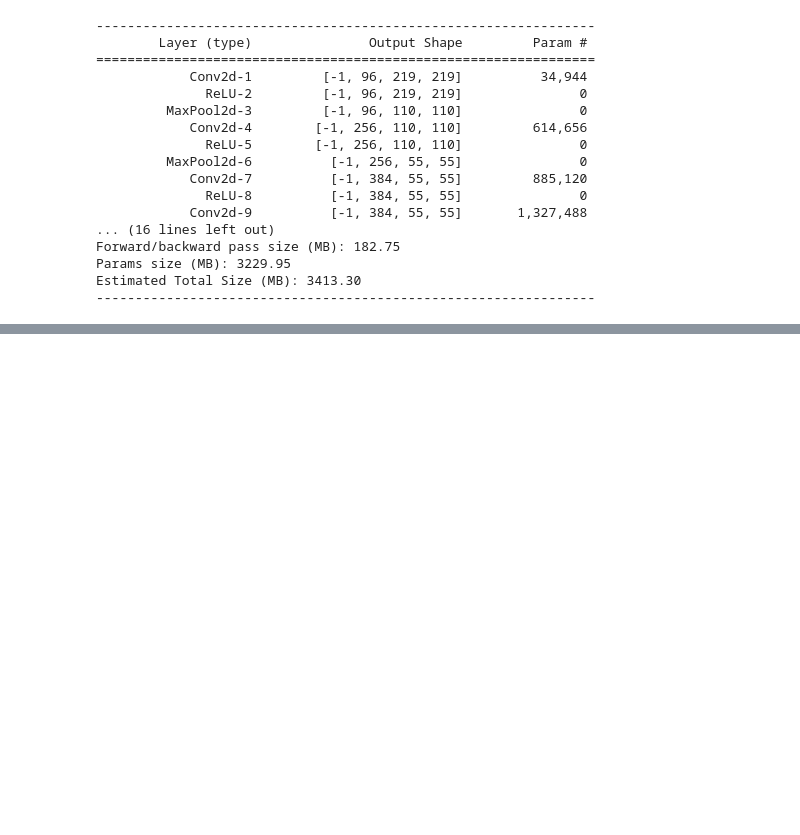
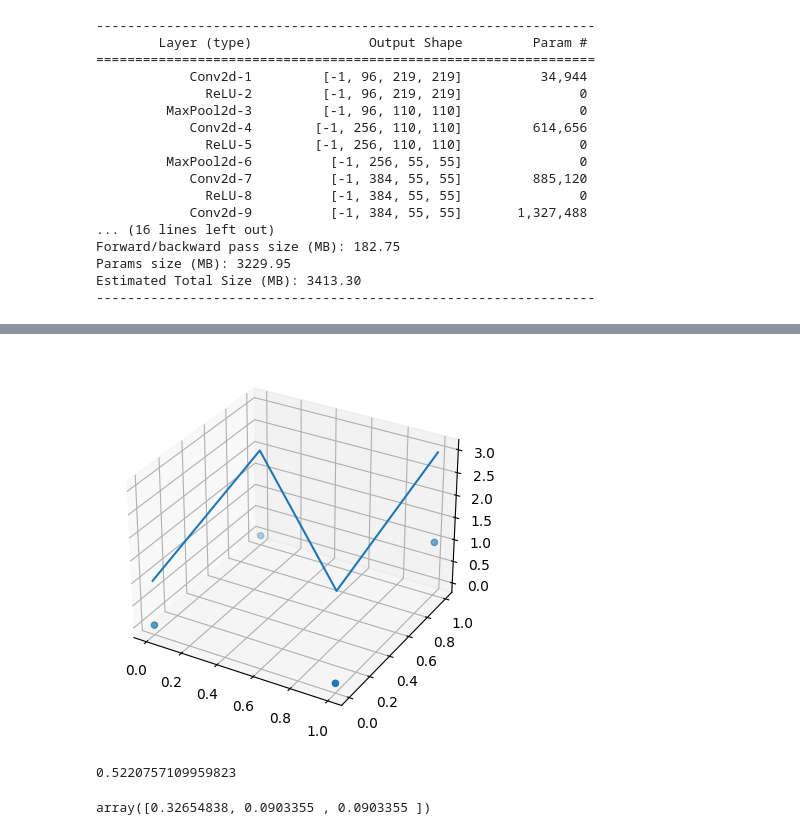
Before and after one commit to guilhermeterenciani/IA, a Jupyter notebook: Lista_01.ipynb, the cells around one changed output, grey strips where cells are left out. Cells and saved outputs as stored; diff of their text form; code cells hidden in the pictures; blank space fills up the shorter version.

```diff
--- a/Lista_01.ipynb
+++ b/Lista_01.ipynb
@@ -318,0 +413,11 @@ Estimated Total Size (MB): 3413.30
+# %%
+X = np.array(  [
+                [1,0,0],
+                [1,0,1],
+                [1,1,0],
+                [1,1,1]
+            ])
+# %%
+y = np.array([0,0,0,1])
+# %%
+theta = np.array([1,1,1])
@@ -318,0 +426,8 @@ Estimated Total Size (MB): 3413.30
+# %%
+fig = plt.figure()
+ax = fig.add_subplot(projection='3d')
+ax.scatter(X[:,1],X[:,2],y)
+ax.plot(X[:,1],X[:,2],X@theta.T)
+plt.show()
+# %% [output]
+[figure, added]
@@ -318,0 +436,5 @@ Estimated Total Size (MB): 3413.30
+# %%
+loss = ((g(X@theta.T) -y)**2).sum()/len(X)
+loss
+# %% [output]
+0.5220757109959823
@@ -318,0 +443,5 @@ Estimated Total Size (MB): 3413.30
+# %%
+derivada = (gx-y)*gx*(1-gx)@X
+derivada
+# %% [output]
+array([0.32654838, 0.0903355 , 0.0903355 ])
```
Also changed, not shown: parts of 34 cells of this notebook.
